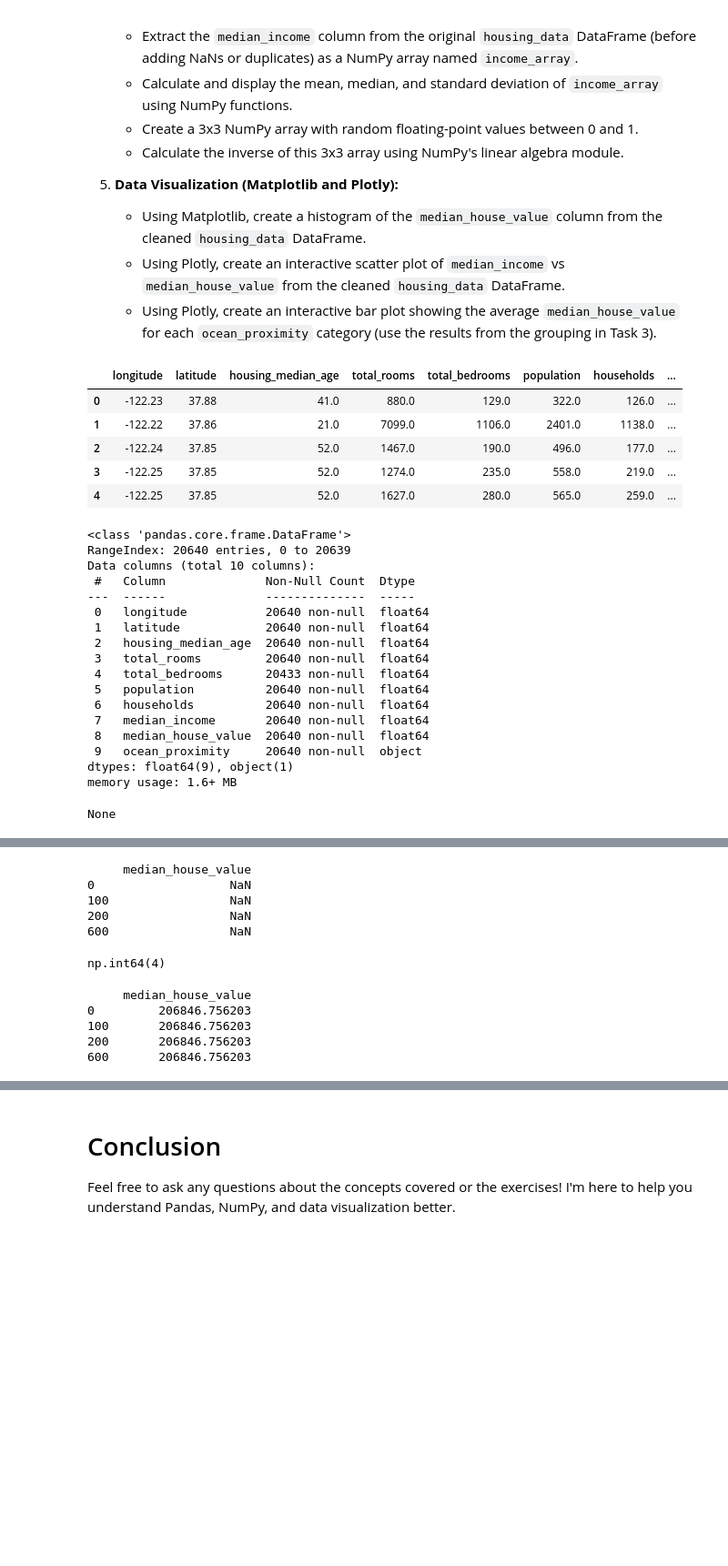
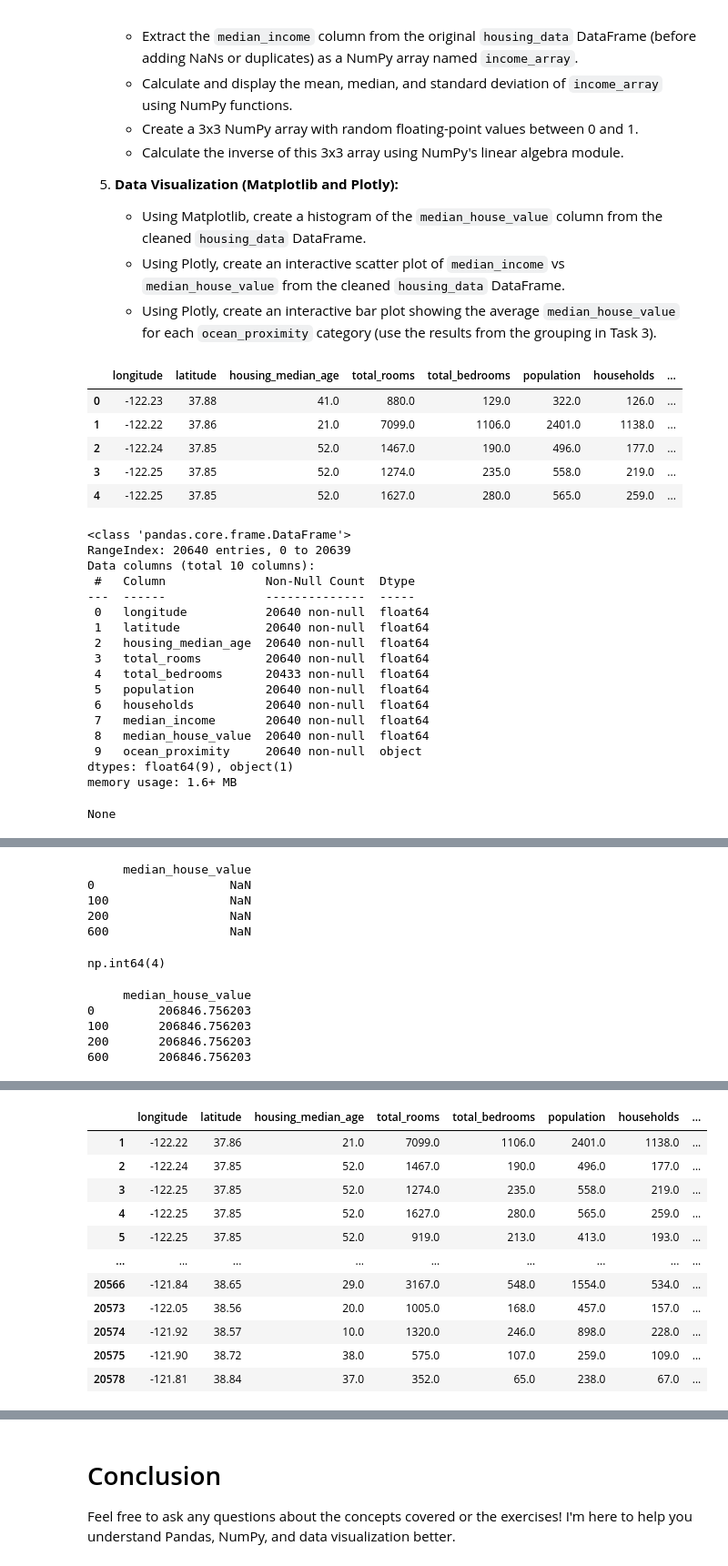
Before and after one commit to c22emigr/pythonfordatascience, a Jupyter notebook: Python_for_ds_Assignment.ipynb, the cells around one changed output, grey strips where cells are left out. Shown at 91% size. Drawn from its saved outputs; the diff is of its cells as text; code cells hidden in the pictures; blank space fills up the shorter version.

```diff
--- a/Python_for_ds_Assignment.ipynb
+++ b/Python_for_ds_Assignment.ipynb
@@ -2186,6 +2186,7 @@ dataset = Path(kagglehub.dataset_download("camnugent/california-housing-prices")
 csv_file = dataset / "housing.csv"
 
 housing_data = pd.read_csv(csv_file)
+housing_data_original = housing_data.copy()
 
 display(housing_data.head())
 display(housing_data.info())
@@ -2208,9 +2209,84 @@ housing_data_mean = housing_data_filled_mean["median_house_value"].mean()
 housing_data_filled_mean["median_house_value"] = housing_data_filled_mean["median_house_value"].fillna(housing_data_mean)
 print(housing_data_filled_mean.loc[[0, 100, 200, 600], ["median_house_value"]])
 
-duplicate_rows = housing_data.copy()
-duplicate_rows.iloc[[1, 300, 400, 500]]
-housing_data_duplicates = pd.concat(housing_data_filled_mean, duplicate_rows)
+# Introduce duplicate rows for 1, 300, 400, 500
+duplicate_rows = housing_data_filled_mean.iloc[[1, 300, 400, 500]]
+housing_data_duplicates = pd.concat([housing_data_filled_mean, duplicate_rows])
+
+duplicates = housing_data_duplicates[housing_data_duplicates.duplicated()]
+display(duplicates)
+
+# Drop the introduced duplicates with keep first
+housing_data_filled_mean_no_duplicates = housing_data_duplicates.drop_duplicates(keep="first")
+duplicates = housing_data_filled_mean_no_duplicates[housing_data_filled_mean_no_duplicates.duplicated()]
+display(duplicates)
+
+# Task 3
+
+# Filter expensive houses above the median value
+housing_data_median = housing_data["median_house_value"].median()
+expensive_houses = housing_data[housing_data["median_house_value"] > housing_data_median]
+display(expensive_houses)
+
+# Sort houses by median value in desc
+expensive_houses_sorted = expensive_houses.sort_values(["median_income"], ascending=[False])
+display(expensive_houses_sorted)
+
+# Group by ocean proximity and calculate median income for each category
+group_housing_data = housing_data.groupby("ocean_proximity")["median_income"].mean()
+group_housing_data.reset_index()
+display(group_housing_data)
+
+# Task 4
+
+# Numpy array for median income
+housing_data_median_income = housing_data_original["median_income"]
+income_array = np.array(housing_data_median_income)
+
+# Mean, median, stdev
+mean_income = np.mean(income_array)
+median_income = np.median(income_array)
+std_income = np.std(income_array)
+
+print(mean_income, median_income, std_income)
+
+# Random 3x3 array 0, 1 floats
+rand_array = np.random.rand(3, 3)
+print(rand_array)
+
+# Inverse array
+inverse_array = np.linalg.inv(rand_array)
+print(inverse_array)
+
+# Task 5
+
+# Histogram of median house value from cleaned df
+housing_data_filled_mean_no_duplicates[["median_house_value"]].hist(bins=10, figsize=(12, 5))
+
+# Scatter of median income vs median_house_value from cleaned df
+fig = px.scatter(
+housing_data_filled_mean_no_duplicates,
+x="median_income",
+y="median_house_value",
+title="Median Income vs Median House Value",
+labels={ "median_income": "Median Income", "median_house_value": "Median House Value" }
+)
+fig.show()
+
+# Bar for average median house value for ocean proximity group
+group_housing_data = (
+    housing_data_filled_mean_no_duplicates
+    .groupby("ocean_proximity")["median_house_value"].mean().reset_index()
+)
+
+fig = px.bar(
+    group_housing_data,
+    x="ocean_proximity",
+    y="median_house_value",
+    title="Bar plot of median house value",
+    labels={ "ocean_proximity": "Ocean Proximity", "median_house_value": "Median House Value" }
+)
+fig.show()
 # %% [output]
 |  | longitude | latitude | housing_median_age | total_rooms | total_bedrooms | population | households | ... |
 | 0 | -122.23 | 37.88 | 41.0 | 880.0 | 129.0 | 322.0 | 126.0 | ... |
@@ -2258,0 +2341,12 @@ np.int64(4)
+|  | longitude | latitude | housing_median_age | total_rooms | total_bedrooms | population | households | ... |
+| 1 | -122.22 | 37.86 | 21.0 | 7099.0 | 1106.0 | 2401.0 | 1138.0 | ... |
+| 2 | -122.24 | 37.85 | 52.0 | 1467.0 | 190.0 | 496.0 | 177.0 | ... |
+| 3 | -122.25 | 37.85 | 52.0 | 1274.0 | 235.0 | 558.0 | 219.0 | ... |
+| 4 | -122.25 | 37.85 | 52.0 | 1627.0 | 280.0 | 565.0 | 259.0 | ... |
+| 5 | -122.25 | 37.85 | 52.0 | 919.0 | 213.0 | 413.0 | 193.0 | ... |
+| ... | ... | ... | ... | ... | ... | ... | ... | ... |
+| 20566 | -121.84 | 38.65 | 29.0 | 3167.0 | 548.0 | 1554.0 | 534.0 | ... |
+| 20573 | -122.05 | 38.56 | 20.0 | 1005.0 | 168.0 | 457.0 | 157.0 | ... |
+| 20574 | -121.92 | 38.57 | 10.0 | 1320.0 | 246.0 | 898.0 | 228.0 | ... |
+| 20575 | -121.90 | 38.72 | 38.0 | 575.0 | 107.0 | 259.0 | 109.0 | ... |
+| 20578 | -121.81 | 38.84 | 37.0 | 352.0 | 65.0 | 238.0 | 67.0 | ... |
```
Also changed, not shown: parts of 1 cell of this notebook.
